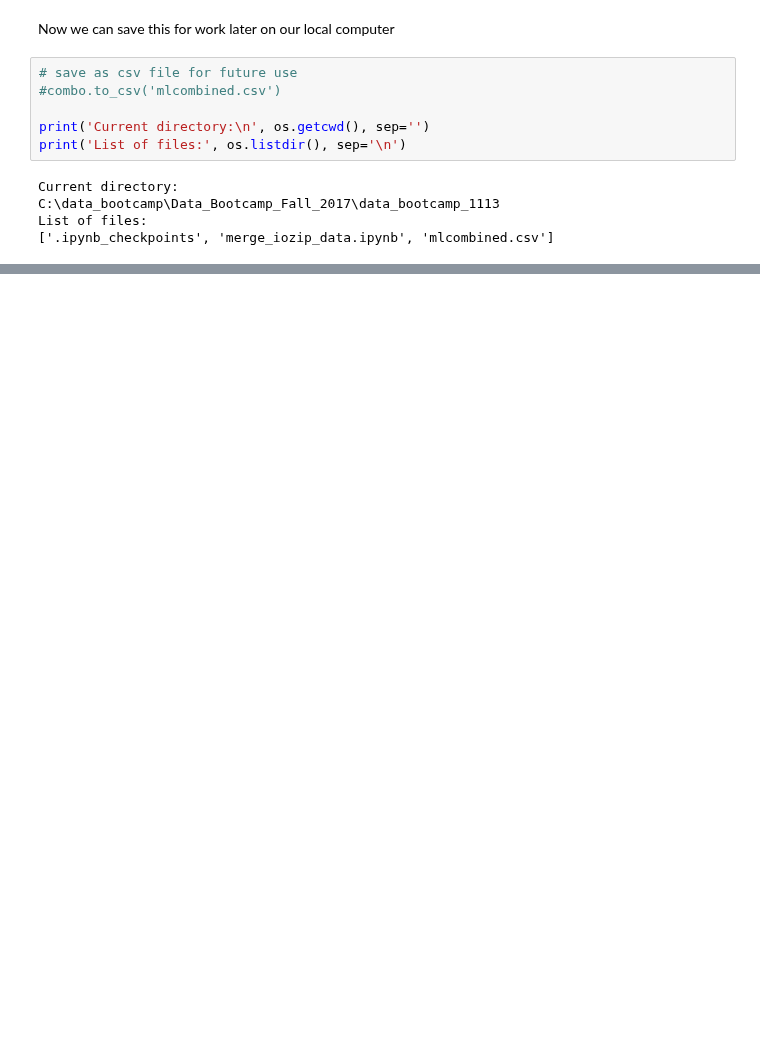
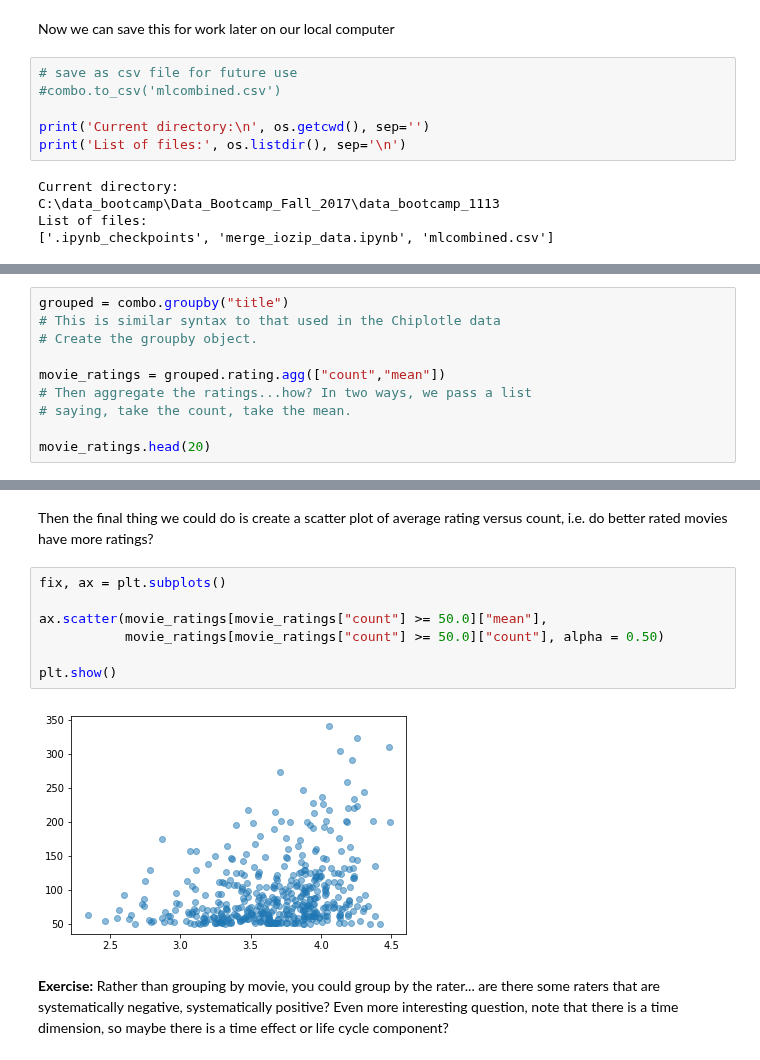
Before and after one commit to mwaugh0328/Data_Bootcamp_Fall_2017, a Jupyter notebook: data_bootcamp_1113/merge_iozip_data.ipynb, the cells around one changed output, grey strips where cells are left out. Saved outputs shown, nothing was run; the diff lists cells and outputs as text; blank space fills up the shorter version.

```diff
--- a/data_bootcamp_1113/merge_iozip_data.ipynb
+++ b/data_bootcamp_1113/merge_iozip_data.ipynb
@@ -180,0 +292,10 @@ List of files:
+# %%
+grouped = combo.groupby("title")
+# This is similar syntax to that used in the Chiplotle data
+# Create the groupby object.
+
+movie_ratings = grouped.rating.agg(["count","mean"])
+# Then aggregate the ratings...how? In two ways, we pass a list
+# saying, take the count, take the mean.
+
+movie_ratings.head(20)
@@ -180,0 +344,13 @@ List of files:
+# %% [markdown]
+Then the final thing we could do is create a scatter plot of average rating versus count, i.e. do better rated movies have more ratings?
+# %%
+fix, ax = plt.subplots()
+
+ax.scatter(movie_ratings[movie_ratings["count"] >= 50.0]["mean"],
+           movie_ratings[movie_ratings["count"] >= 50.0]["count"], alpha = 0.50)
+
+plt.show()
+# %% [output]
+[figure, added]
+# %% [markdown]
+**Exercise:** Rather than grouping by movie, you could group by the rater... are there some raters that are systematically negative, systematically positive? Even more interesting question, note that there is a time dimension, so maybe there is a time effect or life cycle component?
```
Also changed, not shown: parts of 21 cells of this notebook, 1 other file.
